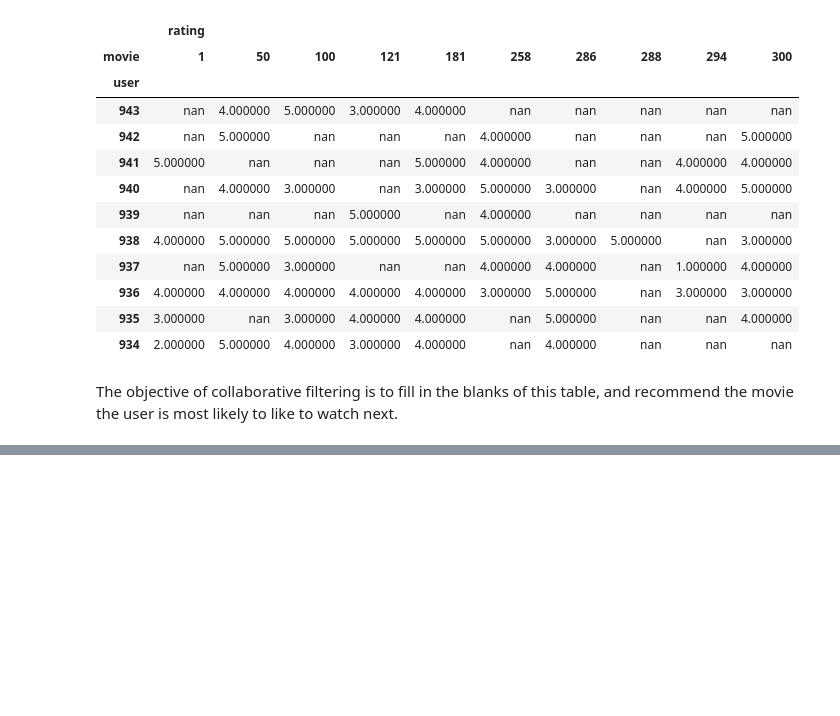
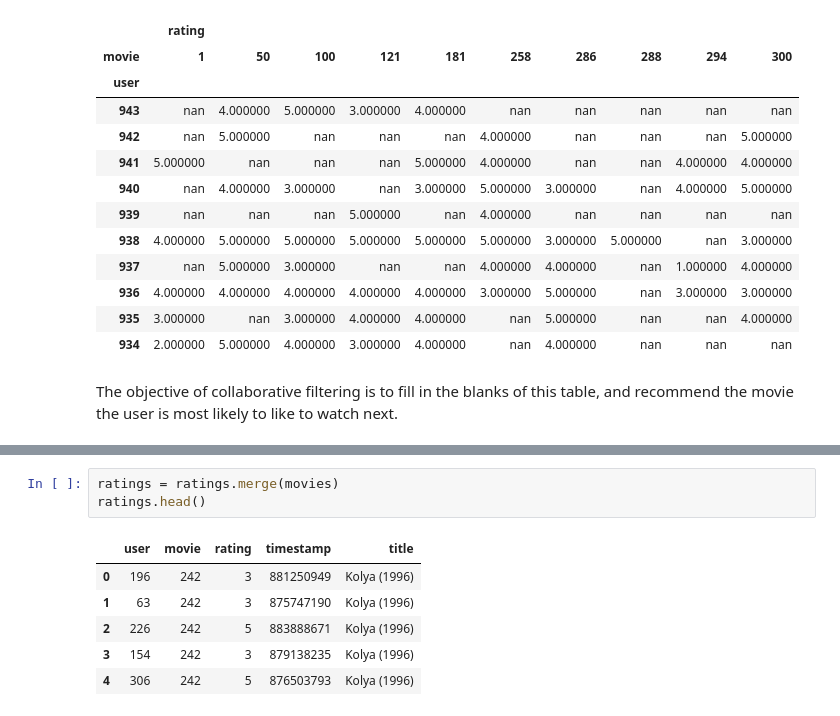
Before and after one commit to jaryaman/fastai-v4, a Jupyter notebook: notebooks/06-JA-collaborative-filtering.ipynb, the cells around one changed output, grey strips where cells are left out. Saved outputs shown, nothing was run; the diff lists cells and outputs as text; blank space fills up the shorter version.

```diff
--- a/notebooks/06-JA-collaborative-filtering.ipynb
+++ b/notebooks/06-JA-collaborative-filtering.ipynb
@@ -99,0 +124,10 @@ The objective of collaborative filtering is to fill in the blanks of this table,
+# %%
+ratings = ratings.merge(movies)
+ratings.head()
+# %% [output]
+|  | user | movie | rating | timestamp | title |
+| 0 | 196 | 242 | 3 | 881250949 | Kolya (1996) |
+| 1 | 63 | 242 | 3 | 875747190 | Kolya (1996) |
+| 2 | 226 | 242 | 5 | 883888671 | Kolya (1996) |
+| 3 | 154 | 242 | 3 | 879138235 | Kolya (1996) |
+| 4 | 306 | 242 | 5 | 876503793 | Kolya (1996) |
```
Also changed, not shown: parts of 54 cells of this notebook, 1 other file.
